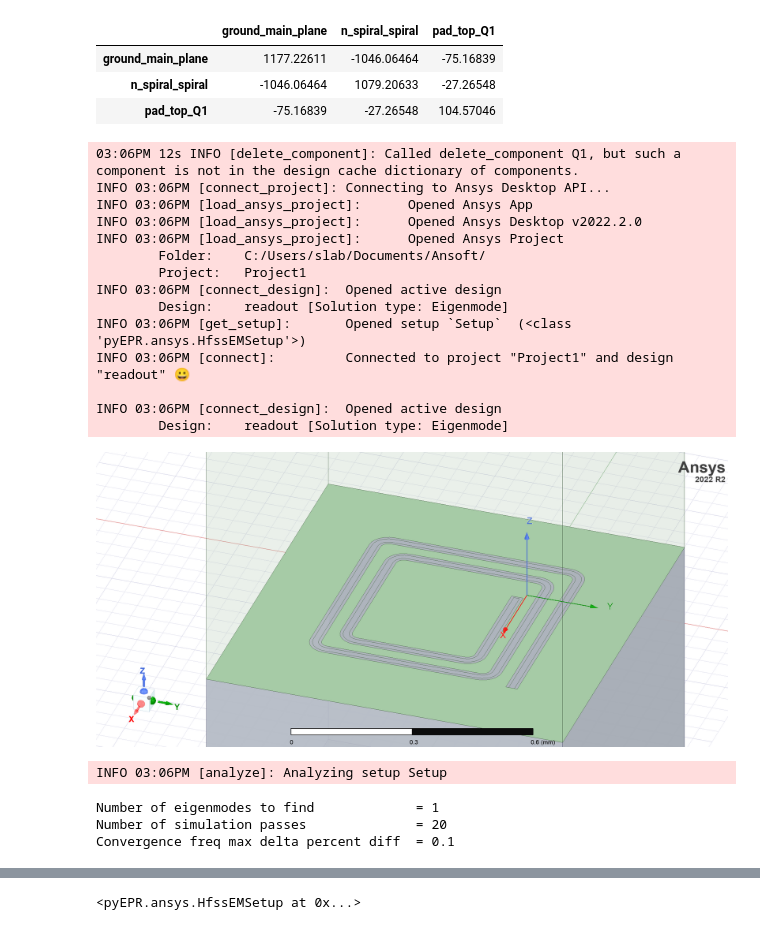
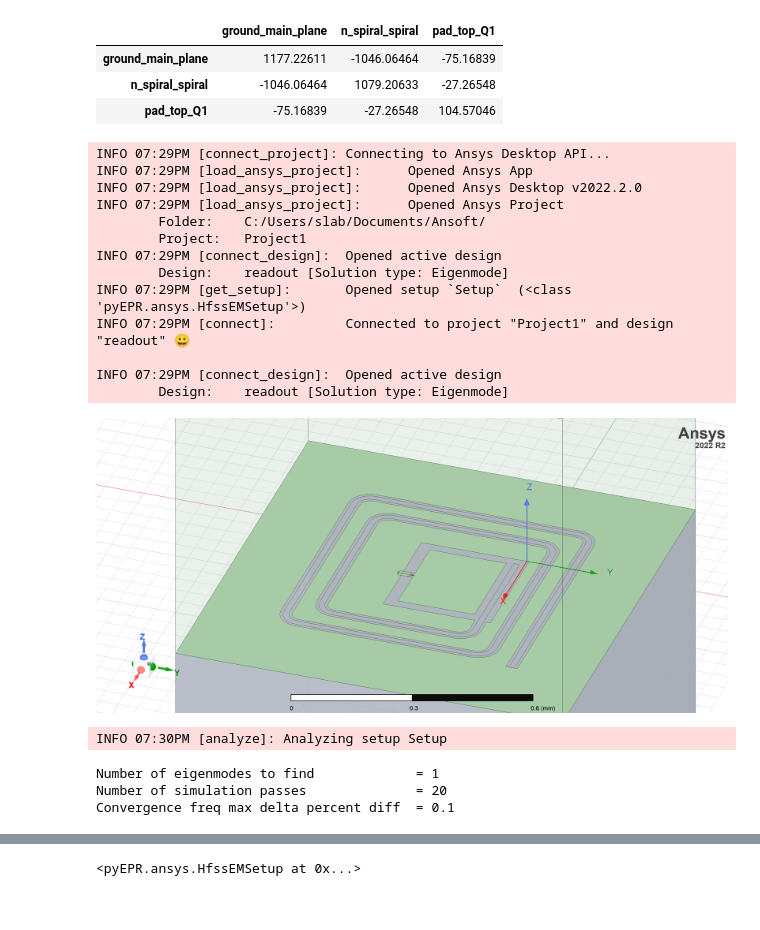
Before and after one commit to Wendywanw/Qiskit_metal_tutorial, a Jupyter notebook: tutorials/4 Analysis/A. Core - EM and quantization/simulation_test.ipynb, the cells around one changed output, grey strips where cells are left out. Cells and saved outputs as stored; diff of their text form; code cells hidden in the pictures.

```diff
--- a/tutorials/4 Analysis/A. Core - EM and quantization/simulation_test.ipynb
+++ b/tutorials/4 Analysis/A. Core - EM and quantization/simulation_test.ipynb
@@ -102,50 +105,49 @@ from qiskit_metal.analyses.quantization import EPRanalysis
 # %%
 
 
-design.delete_component('Q1')
+# design.delete_component('Q1')
 eig_res = EPRanalysis(design, "hfss")
 
 hfss = eig_res.sim.renderer
 hfss.start()
 
 hfss.activate_ansys_design('readout','eigenmode')
 
-hfss.render_design(['spiral','spiral_cut'],[])
+hfss.render_design(['spiral','spiral_cut','Q1'],[])
 hfss.save_screenshot()
 
 setup = hfss.pinfo.setup
 setup.passes = 20
 setup.min_converged = 9
 
 print(f"""
 Number of eigenmodes to find             = {setup.n_modes}
 Number of simulation passes              = {setup.passes}
 Convergence freq max delta percent diff  = {setup.delta_f}
 """)
 
 # Next 2 lines are counterinuitive, since there is no junction in this resonator.
 # However, these are necessary to make pyEPR work correctly. Please do note delete
 hfss.pinfo.design.set_variable('Lj', '10 nH')
 hfss.pinfo.design.set_variable('Cj', '0 fF')
 
 setup.analyze()
 # %% [output]
-03:06PM 12s INFO [delete_component]: Called delete_component Q1, but such a component is not in the design cache dictionary of components.
-INFO 03:06PM [connect_project]: Connecting to Ansys Desktop API...
-INFO 03:06PM [load_ansys_project]:      Opened Ansys App
-INFO 03:06PM [load_ansys_project]:      Opened Ansys Desktop v2022.2.0
-INFO 03:06PM [load_ansys_project]:      Opened Ansys Project
+INFO 07:29PM [connect_project]: Connecting to Ansys Desktop API...
+INFO 07:29PM [load_ansys_project]:      Opened Ansys App
+INFO 07:29PM [load_ansys_project]:      Opened Ansys Desktop v2022.2.0
+INFO 07:29PM [load_ansys_project]:      Opened Ansys Project
         Folder:    C:/Users/slab/Documents/Ansoft/
         Project:   Project1
-INFO 03:06PM [connect_design]:  Opened active design
+INFO 07:29PM [connect_design]:  Opened active design
         Design:    readout [Solution type: Eigenmode]
-INFO 03:06PM [get_setup]:       Opened setup `Setup`  (<class 'pyEPR.ansys.HfssEMSetup'>)
-INFO 03:06PM [connect]:         Connected to project "Project1" and design "readout" 😀
+INFO 07:29PM [get_setup]:       Opened setup `Setup`  (<class 'pyEPR.ansys.HfssEMSetup'>)
+INFO 07:29PM [connect]:         Connected to project "Project1" and design "readout" 😀
 
-INFO 03:06PM [connect_design]:  Opened active design
+INFO 07:29PM [connect_design]:  Opened active design
         Design:    readout [Solution type: Eigenmode]
-[figure, old version]
+[figure, new version]
-INFO 03:06PM [analyze]: Analyzing setup Setup
+INFO 07:30PM [analyze]: Analyzing setup Setup
 Number of eigenmodes to find             = 1
 Number of simulation passes              = 20
 Convergence freq max delta percent diff  = 0.1
```
Also changed, not shown: parts of 7 cells of this notebook, 3 other files.
